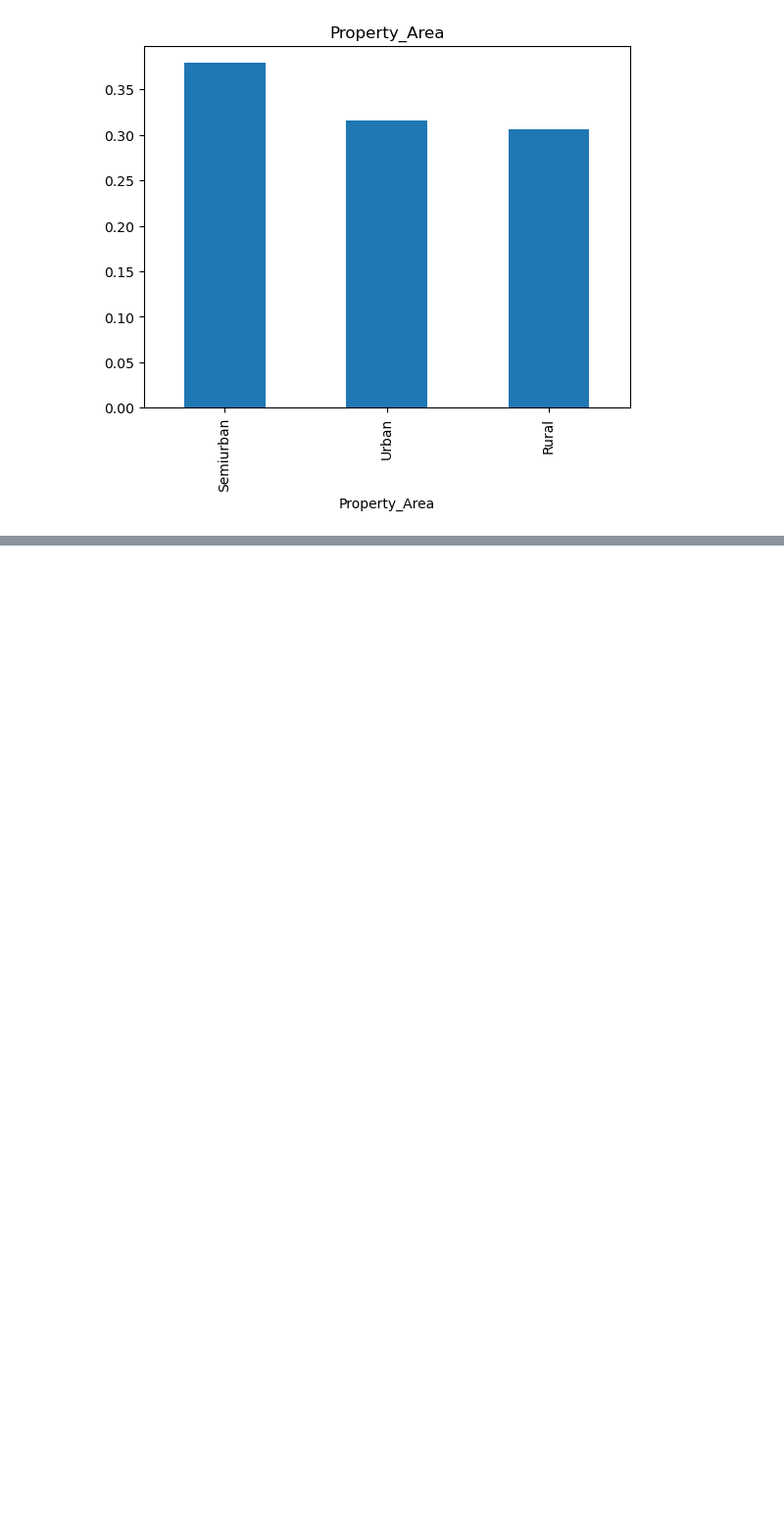
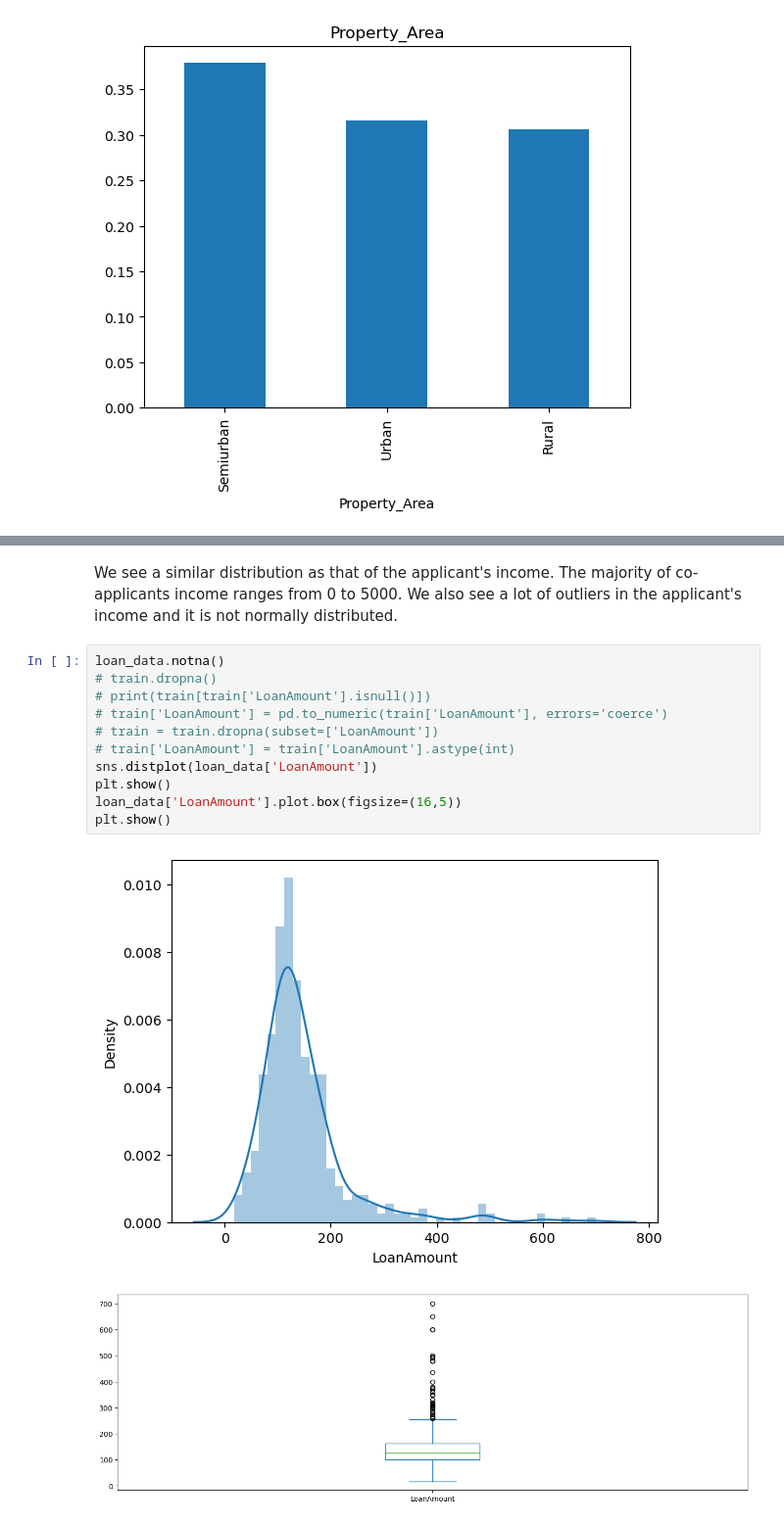
Before and after one commit to riziuzi/Loan-Predictor, a Jupyter notebook: Loan_Application_Prediction.ipynb, the cells around one changed output, grey strips where cells are left out. Shown at 98% size. Saved outputs shown, nothing was run; the diff lists cells and outputs as text; blank space fills up the shorter version.

Commit message:
EDA + Model Training + Testing

```diff
--- a/Loan_Application_Prediction.ipynb
+++ b/Loan_Application_Prediction.ipynb
@@ -83,0 +188,18 @@ plt.show()
+# %% [markdown]
+
+
+We see a similar distribution as that of the applicant's income. The majority of co-applicants income ranges from 0 to 5000. We also see a lot of outliers in the applicant's income and it is not normally distributed.
+# %%
+loan_data.notna()
+# train.dropna()
+# print(train[train['LoanAmount'].isnull()])
+# train['LoanAmount'] = pd.to_numeric(train['LoanAmount'], errors='coerce')
+# train = train.dropna(subset=['LoanAmount'])
+# train['LoanAmount'] = train['LoanAmount'].astype(int)
+sns.distplot(loan_data['LoanAmount'])
+plt.show()
+loan_data['LoanAmount'].plot.box(figsize=(16,5))
+plt.show()
+# %% [output]
+[figure, added]
+[figure, added]
```
Also changed, not shown: parts of 115 cells of this notebook.
